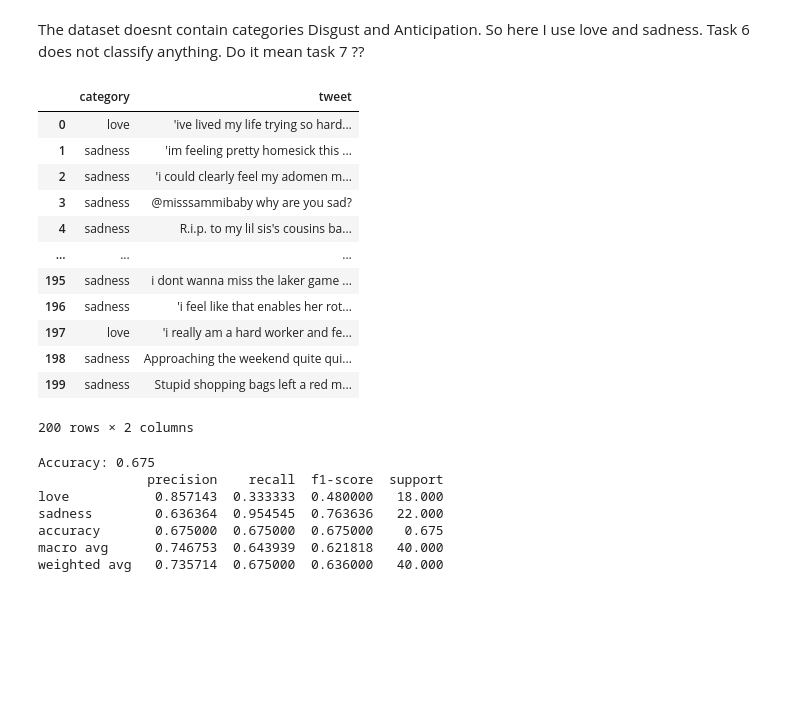
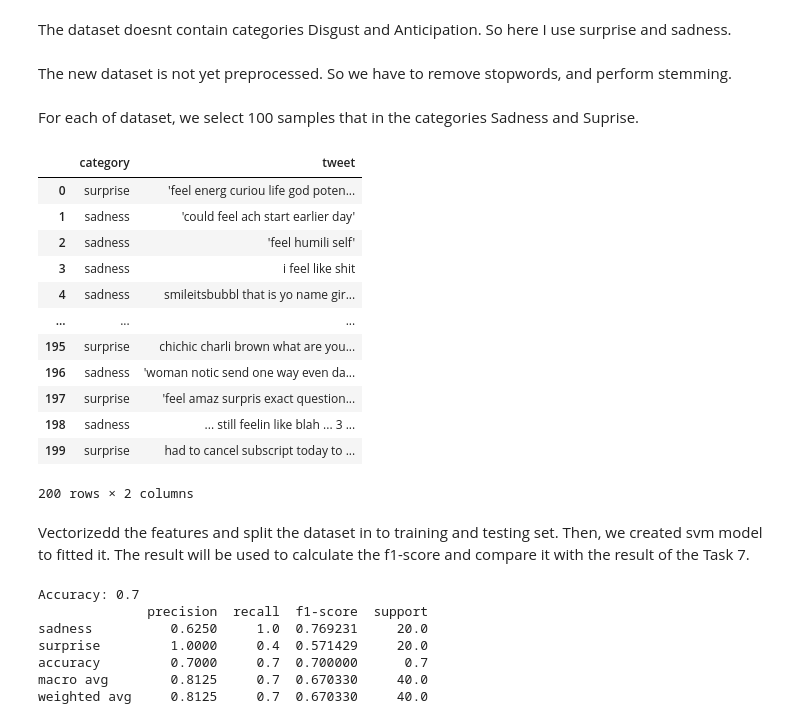
Before and after one commit to Franziska-wq/KaggleEmotions, a Jupyter notebook: Task_10.ipynb, the cells around one changed output. Cells and saved outputs as stored; diff of their text form; code cells hidden in the pictures; blank space fills up the shorter version.

Commit message:
update Task 5 + 10

```diff
--- a/Task_10.ipynb
+++ b/Task_10.ipynb
@@ -3,2 +3,2 @@ We want to the quality of data augmentation on classification performance. For t
 # %% [markdown]
-The dataset doesnt contain categories Disgust and Anticipation. So here I use love and sadness. Task 6 does not classify anything. Do it mean task 7 ??
+The dataset doesnt contain categories Disgust and Anticipation. So here I use surprise and sadness.
@@ -9,49 +5,76 @@ import random
+# %% [markdown]
+The new dataset is not yet preprocessed. So we have to remove stopwords, and perform stemming.
+# %%
+import pandas as pd
+import matplotlib.pyplot as plt
+import random
+import functions_and_variables
+import nltk
+from nltk.corpus import stopwords, words
+from nltk.stem.porter import *
+from nltk import word_tokenize
+import string
+def preprocess_to_sentence(sentence):
+    words = word_tokenize(sentence)
+    words = [word for word in words if word not in string.punctuation]
+    stemmer = PorterStemmer()
+    words = [stemmer.stem(word) for word in words]
+    preprocessed_sentence = ' '.join(words)
+
+    return preprocessed_sentence
+# %% [markdown]
+For each of dataset, we select 100 samples that in the categories Sadness and Suprise.
 # %%
 
 def get_sample_data_for_categories(file_name,categories_to_extract):
     data = pd.read_csv('categories/{}.csv'.format(file_name))
     sample_size = 100 / len(categories_to_extract)
 
     df = pd.DataFrame()
     for category in categories_to_extract:
         index = data[data['Category'] == category].index[0]
         tweets = data['Concatenated_Tweets'][index].split(',')
         if len(tweets) >= int(sample_size):
             sampled_tweets = random.sample(tweets, int(sample_size))
         else:
             sampled_tweets = tweets
 
         for tweet in sampled_tweets:
             df = pd.concat([df, pd.DataFrame([{'category': category, 'tweet': tweet}])])
     return df
 
 def get_sample_data_for_categories_addition(categories_to_extract):
     data = pd.read_csv('data/{}.csv'.format('text_emotion'))
+    data['pre_process'] = data['content'].apply(preprocess_to_sentence)
+    data = data.dropna(subset=['pre_process'])
     sample_size = 100
     sampled_data = data[data['sentiment'].isin(categories_to_extract)].sample(n=sample_size)
-    selected_columns = sampled_data[['sentiment', 'content']]
-    selected_columns = selected_columns.rename(columns={'sentiment': 'category', 'content': 'tweet'})
+    selected_columns = sampled_data[['sentiment', 'pre_process']]
+
+    selected_columns = selected_columns.rename(columns={'sentiment': 'category', 'pre_process': 'tweet'})
     return selected_columns
 
-categories_to_extract = ['sadness', 'love']
-sample_data = get_sample_data_for_categories('complete',categories_to_extract)
+categories_to_extract = ['sadness', 'surprise']
+sample_data = get_sample_data_for_categories('complete_preprocessed',categories_to_extract)
 sample_data_addition = get_sample_data_for_categories_addition(categories_to_extract)
+
 
 data = pd.concat([sample_data, sample_data_addition], ignore_index=True)
 shuffled_df = data.sample(frac=1, random_state=42).reset_index(drop=True)
+
 shuffled_df
 # %% [output]
 |  | category | tweet |
-| 0 | love | 'ive lived my life trying so hard... |
-| 1 | sadness | 'im feeling pretty homesick this ... |
-| 2 | sadness | 'i could clearly feel my adomen m... |
-| 3 | sadness | @misssammibaby why are you sad? |
-| 4 | sadness | R.i.p. to my lil sis's cousins ba... |
+| 0 | surprise | 'feel energ curiou life god poten... |
+| 1 | sadness | 'could feel ach start earlier day' |
+| 2 | sadness | 'feel humili self' |
+| 3 | sadness | i feel like shit |
+| 4 | sadness | smileitsbubbl that is yo name gir... |
 | ... | ... | ... |
-| 195 | sadness | i dont wanna miss the laker game ... |
-| 196 | sadness | 'i feel like that enables her rot... |
-| 197 | love | 'i really am a hard worker and fe... |
-| 198 | sadness | Approaching the weekend quite qui... |
-| 199 | sadness | Stupid shopping bags left a red m... |
+| 195 | surprise | chichic charli brown what are you... |
+| 196 | sadness | 'woman notic send one way even da... |
+| 197 | surprise | 'feel amaz surpris exact question... |
+| 198 | sadness | ... still feelin like blah ... 3 ... |
+| 199 | surprise | had to cancel subscript today to ... |
 200 rows × 2 columns
 # %%
@@ -62,6 +86,8 @@ from sklearn.model_selection import train_test_split
 from sklearn.svm import SVC
 from sklearn.metrics import accuracy_score, classification_report
 from sklearn.metrics import f1_score
+# %% [markdown]
+Vectorizedd the features and split the dataset in to training and testing set. Then, we created svm model to fitted it. The result will be used to calculate the f1-score and compare it with the result of the Task 7.
 # %%
 tfidf_vectorizer = TfidfVectorizer(max_features=1000)
 x = tfidf_vectorizer.fit_transform(data['tweet'])
@@ -78,7 +104,7 @@ y_pred = svm_classifier.predict(x_test)
 
 accuracy = accuracy_score(y_test, y_pred)
 report = classification_report(y_test, y_pred, target_names=label_encoder.classes_, output_dict=True)
-f1 = f1_score(y_test, y_pred, average='weighted')
+f1 = f1_score(y_test, y_pred, average=None)
 
 
 print("Accuracy:", accuracy)
@@ -87,10 +113,10 @@ df_report = pd.DataFrame(report).transpose()
 df_report.to_csv('report/classification_report.csv', index=True)
 print(df_report)
 # %% [output]
-Accuracy: 0.675
-              precision    recall  f1-score  support
-love           0.857143  0.333333  0.480000   18.000
-sadness        0.636364  0.954545  0.763636   22.000
-accuracy       0.675000  0.675000  0.675000    0.675
-macro avg      0.746753  0.643939  0.621818   40.000
-weighted avg   0.735714  0.675000  0.636000   40.000
+Accuracy: 0.7
+              precision  recall  f1-score  support
+sadness          0.6250     1.0  0.769231     20.0
+surprise         1.0000     0.4  0.571429     20.0
+accuracy         0.7000     0.7  0.700000      0.7
+macro avg        0.8125     0.7  0.670330     40.0
+weighted avg     0.8125     0.7  0.670330     40.0
```
Also changed, not shown: parts of 4 cells of this notebook, 8 other files.
